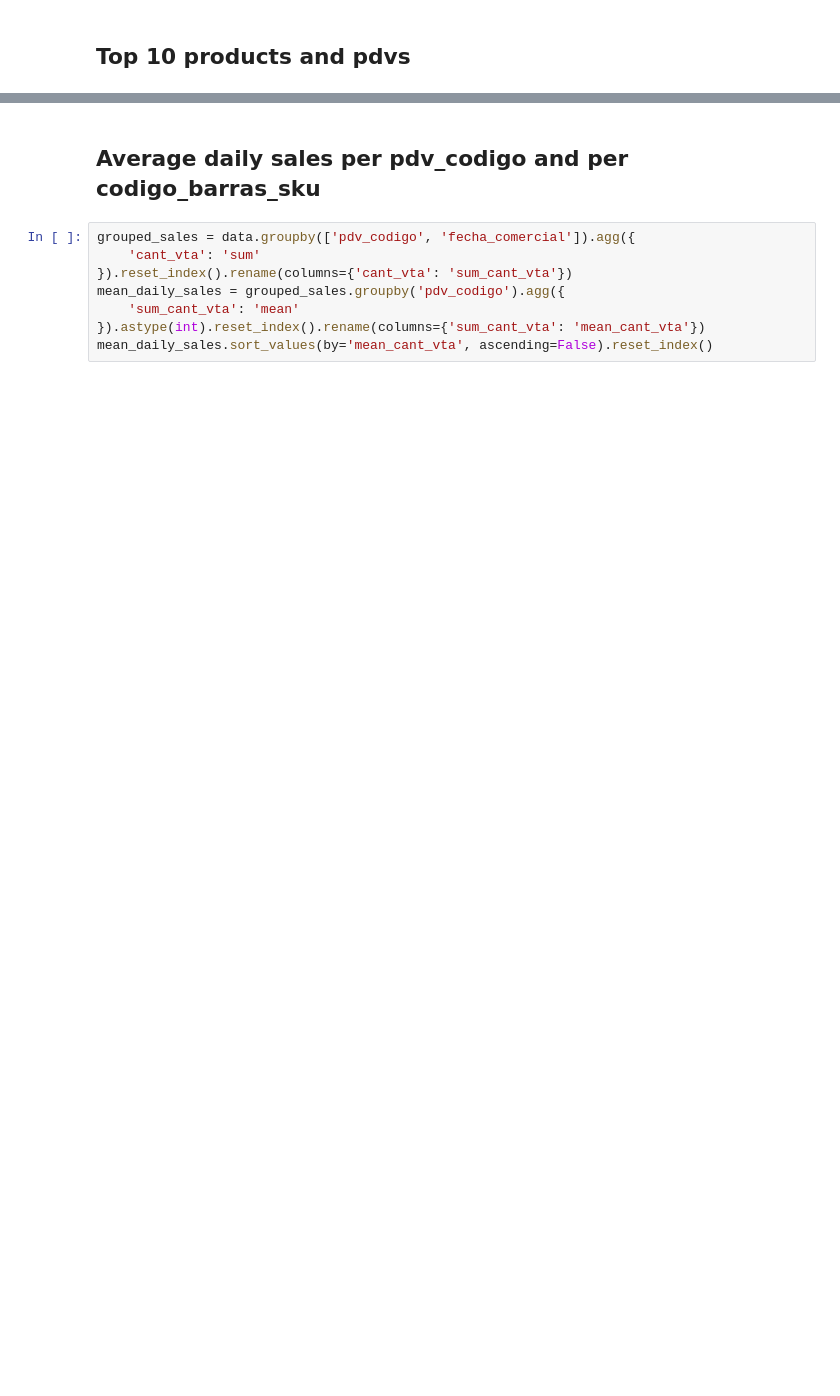
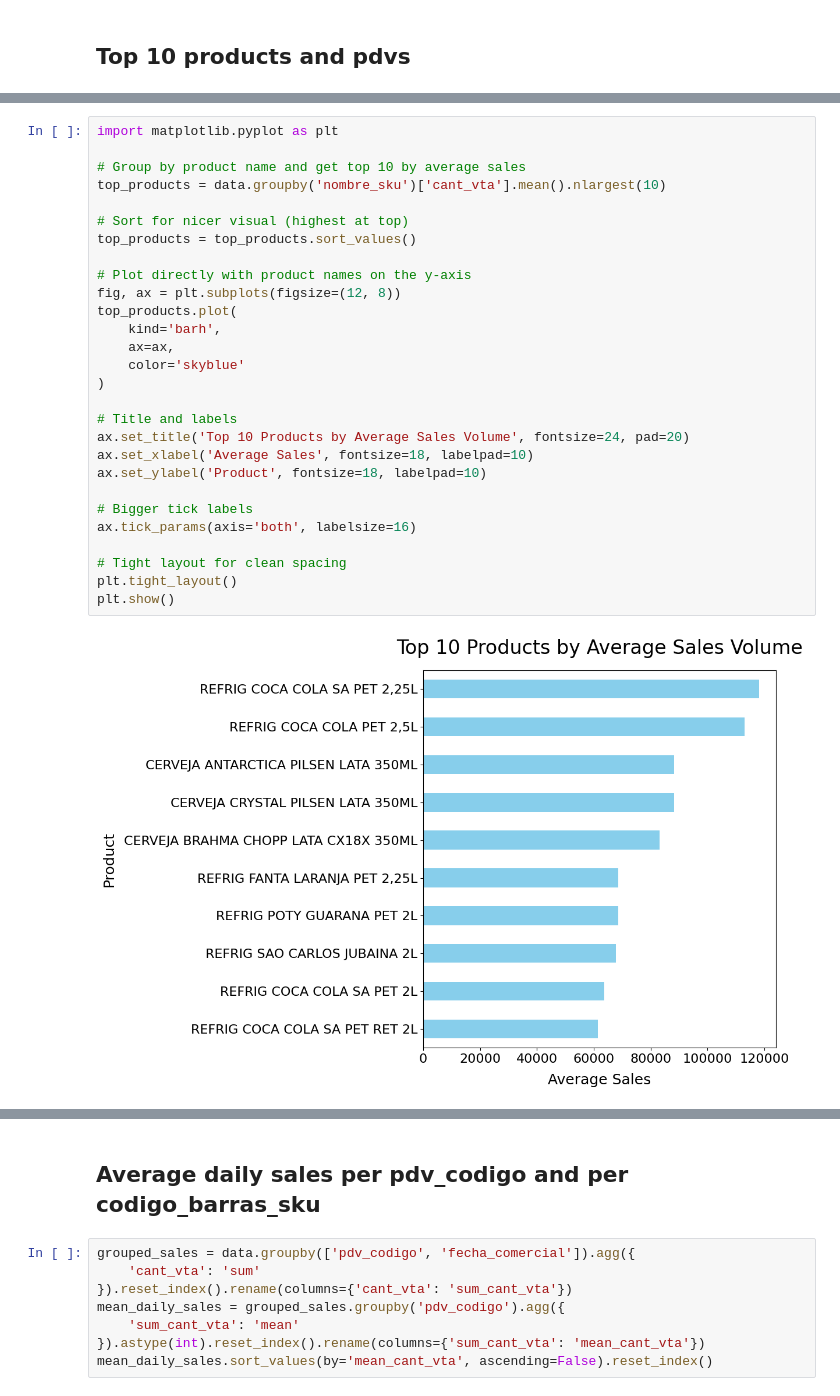
Before and after one commit to SantiagoRomanoOddone/MasterThesis, a Jupyter notebook: features/data_exploration.ipynb, the cells around one changed output, grey strips where cells are left out. Drawn from its saved outputs; the diff is of its cells as text; blank space fills up the shorter version.

```diff
--- a/features/data_exploration.ipynb
+++ b/features/data_exploration.ipynb
@@ -176 +176,31 @@ REFRIG KIT COCA COLA FANTA LARANJA PET 2X2L     61238.123693
 Name: cant_vta, dtype: float64
+# %%
+import matplotlib.pyplot as plt
+
+# Group by product name and get top 10 by average sales
+top_products = data.groupby('nombre_sku')['cant_vta'].mean().nlargest(10)
+
+# Sort for nicer visual (highest at top)
+top_products = top_products.sort_values()
+
+# Plot directly with product names on the y-axis
+fig, ax = plt.subplots(figsize=(12, 8))
+top_products.plot(
+    kind='barh',
+    ax=ax,
+    color='skyblue'
+)
+
+# Title and labels
+ax.set_title('Top 10 Products by Average Sales Volume', fontsize=24, pad=20)
+ax.set_xlabel('Average Sales', fontsize=18, labelpad=10)
+ax.set_ylabel('Product', fontsize=18, labelpad=10)
+
+# Bigger tick labels
+ax.tick_params(axis='both', labelsize=16)
+
+# Tight layout for clean spacing
+plt.tight_layout()
+plt.show()
+# %% [output]
+[figure, added]
```
Also changed, not shown: parts of 13 cells of this notebook, 1 other file.
